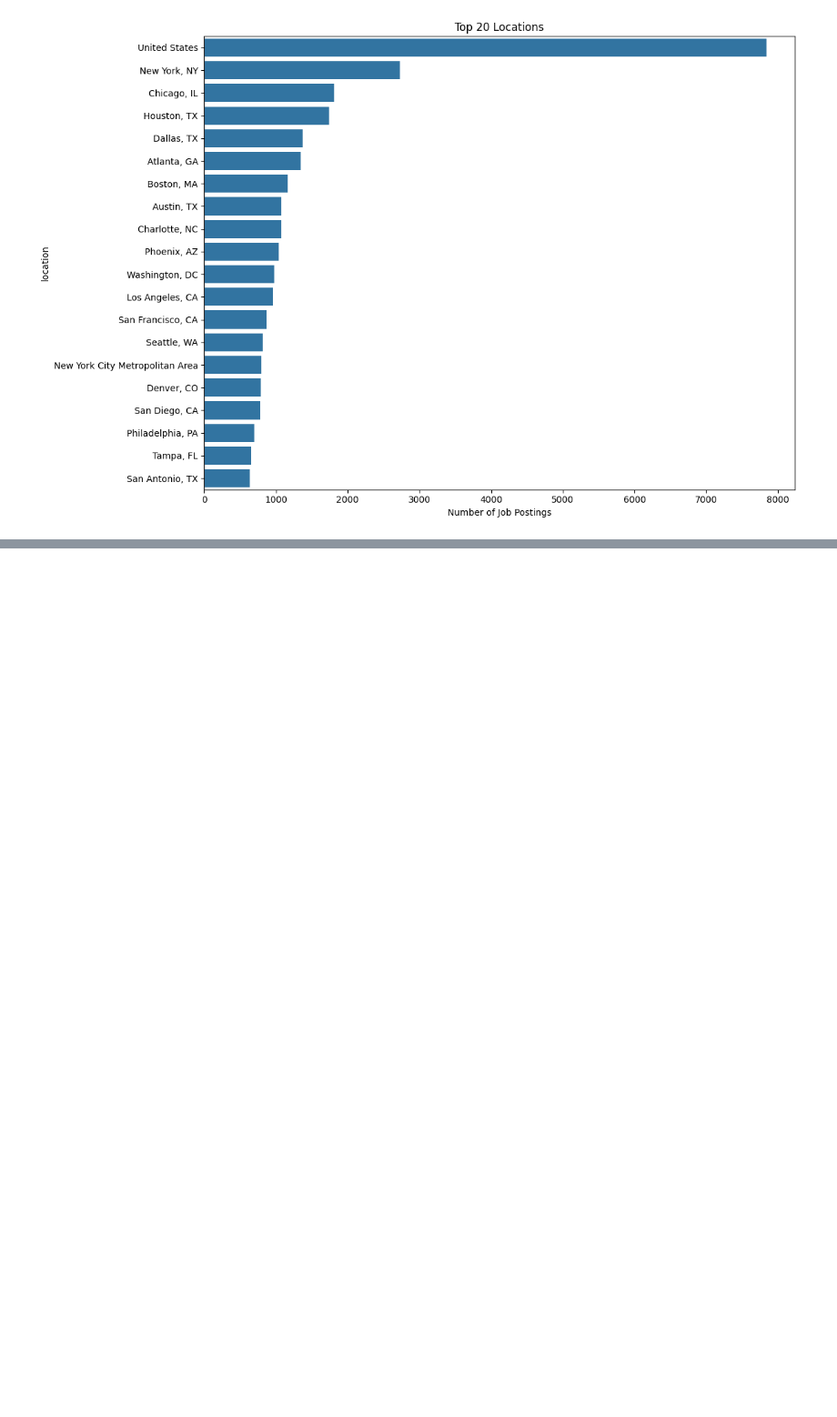
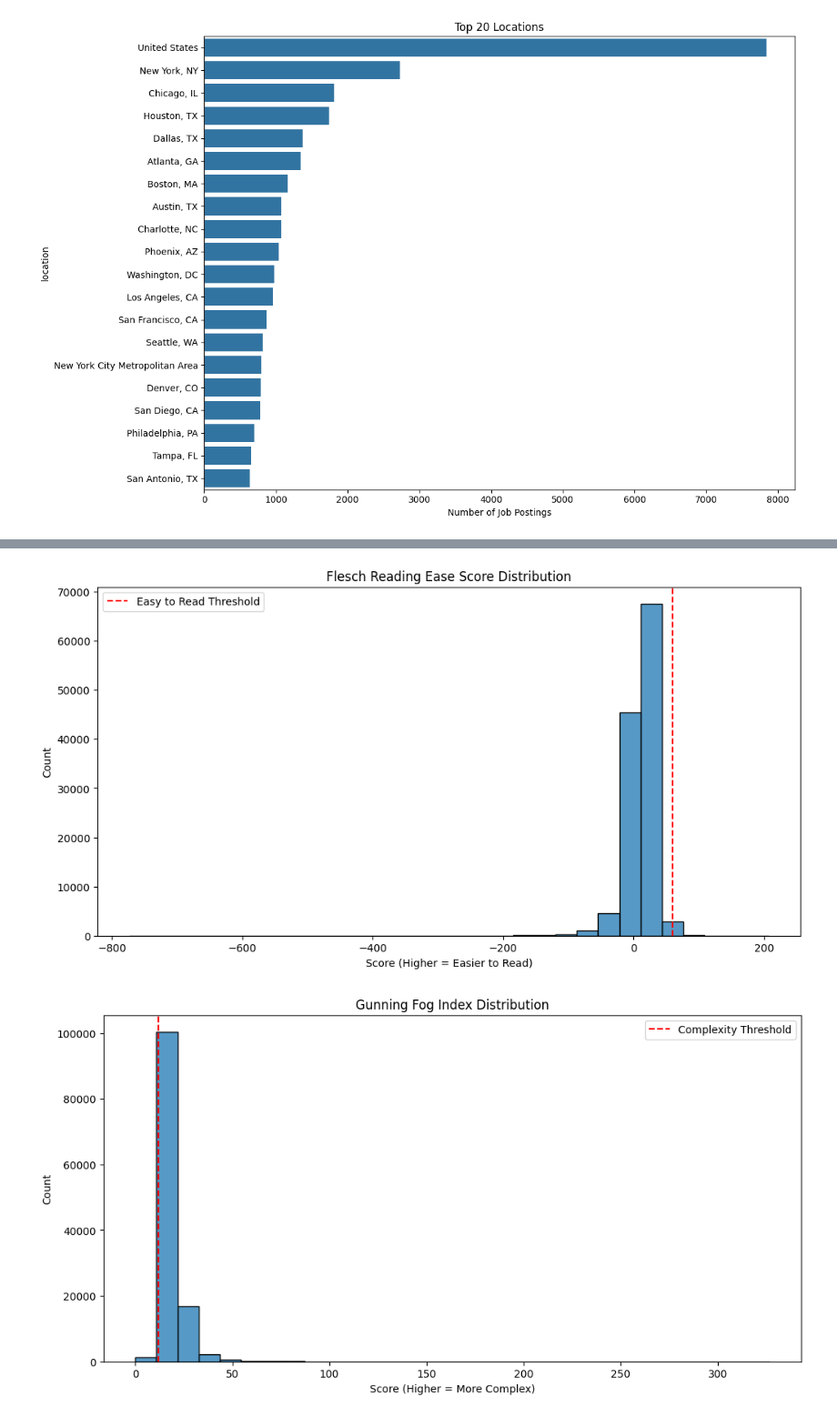
Before and after one commit to gabcal07/NLP_Linkedin_offers, a Jupyter notebook: models/src/generation/dataset_analysis.ipynb, the cells around one changed output, grey strips where cells are left out. Shown at 91% size. Saved outputs shown, nothing was run; the diff lists cells and outputs as text; code cells hidden in the pictures; blank space fills up the shorter version.

```diff
--- a/models/src/generation/dataset_analysis.ipynb
+++ b/models/src/generation/dataset_analysis.ipynb
@@ -297,20 +334,31 @@ topics = print_top_words(lda, feature_names, 10)
 # %%
 import textstat
 
 # Calculate readability scores
 descriptions_df["flesch_reading_ease"] = descriptions_df["description"].apply(
     lambda x: textstat.flesch_reading_ease(x) if isinstance(x, str) else None
 )
 
 descriptions_df["gunning_fog"] = descriptions_df["description"].apply(
     lambda x: textstat.gunning_fog(x) if isinstance(x, str) else None
 )
 
 # Plot readability distributions
 plt.figure(figsize=(12, 6))
 sns.histplot(descriptions_df["flesch_reading_ease"].dropna(), bins=30)
 plt.title("Flesch Reading Ease Score Distribution")
 plt.xlabel("Score (Higher = Easier to Read)")
 plt.axvline(x=60, color="r", linestyle="--", label="Easy to Read Threshold")
 plt.legend()
 plt.show()
+
+plt.figure(figsize=(12, 6))
+sns.histplot(descriptions_df["gunning_fog"].dropna(), bins=30)
+plt.title("Gunning Fog Index Distribution")
+plt.xlabel("Score (Higher = More Complex)")
+plt.axvline(x=12, color="r", linestyle="--", label="Complexity Threshold")
+plt.legend()
+plt.show()
+# %% [output]
+[figure, added]
+[figure, added]
```
Also changed, not shown: parts of 6 cells of this notebook.
